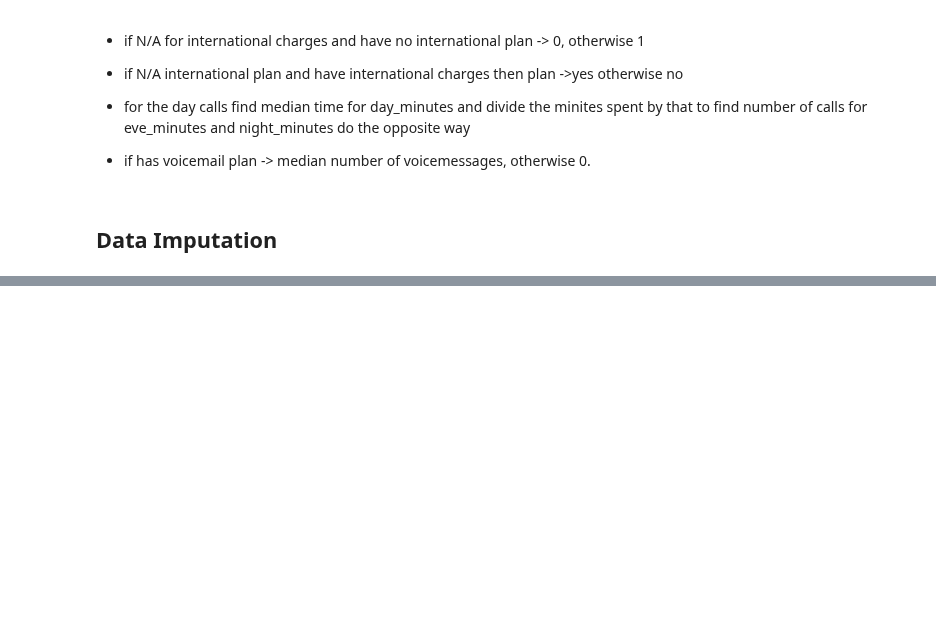
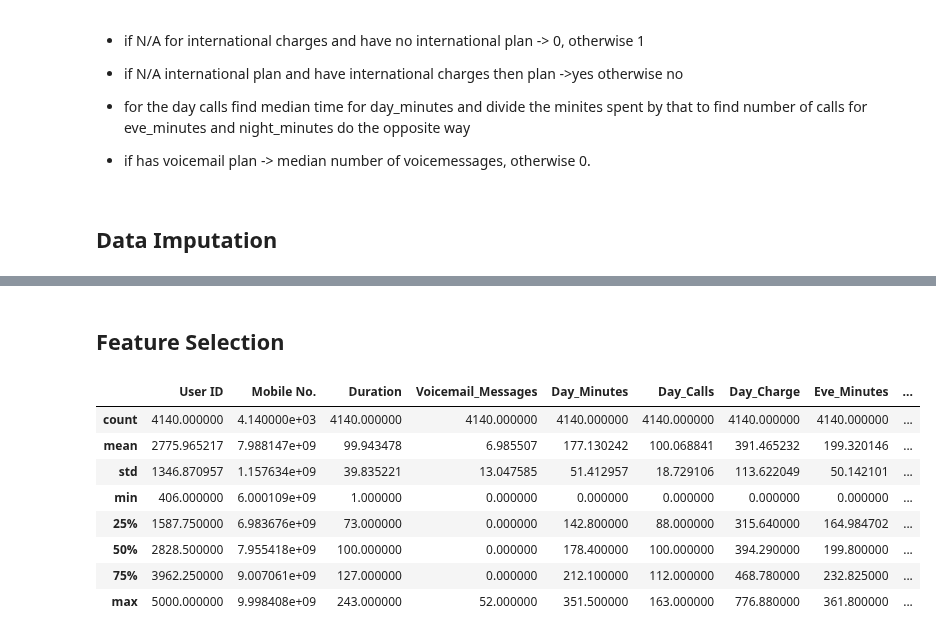
Before and after one commit to Jonathan-Le-Roux/Telecom-Customer--Attrition-Classification, a Jupyter notebook: analysis.ipynb, the cells around one changed output, grey strips where cells are left out. Drawn from its saved outputs; the diff is of its cells as text; code cells hidden in the pictures; blank space fills up the shorter version.

```diff
--- a/analysis.ipynb
+++ b/analysis.ipynb
@@ -114,0 +102,14 @@ X[X['Intl_Plan']== 'yes'][5:10]
+# %% [markdown]
+## Feature Selection
+# %%
+(X[X["User Job"].duplicated(keep=False)]).describe()
+# %% [output]
+|  | User ID | Mobile No. | Duration | Voicemail_Messages | Day_Minutes | Day_Calls | Day_Charge | Eve_Minutes | ... |
+| count | 4140.000000 | 4.140000e+03 | 4140.000000 | 4140.000000 | 4140.000000 | 4140.000000 | 4140.000000 | 4140.000000 | ... |
+| mean | 2775.965217 | 7.988147e+09 | 99.943478 | 6.985507 | 177.130242 | 100.068841 | 391.465232 | 199.320146 | ... |
+| std | 1346.870957 | 1.157634e+09 | 39.835221 | 13.047585 | 51.412957 | 18.729106 | 113.622049 | 50.142101 | ... |
+| min | 406.000000 | 6.000109e+09 | 1.000000 | 0.000000 | 0.000000 | 0.000000 | 0.000000 | 0.000000 | ... |
+| 25% | 1587.750000 | 6.983676e+09 | 73.000000 | 0.000000 | 142.800000 | 88.000000 | 315.640000 | 164.984702 | ... |
+| 50% | 2828.500000 | 7.955418e+09 | 100.000000 | 0.000000 | 178.400000 | 100.000000 | 394.290000 | 199.800000 | ... |
+| 75% | 3962.250000 | 9.007061e+09 | 127.000000 | 0.000000 | 212.100000 | 112.000000 | 468.780000 | 232.825000 | ... |
+| max | 5000.000000 | 9.998408e+09 | 243.000000 | 52.000000 | 351.500000 | 163.000000 | 776.880000 | 361.800000 | ... |
```
Also changed, not shown: parts of 28 cells of this notebook.
